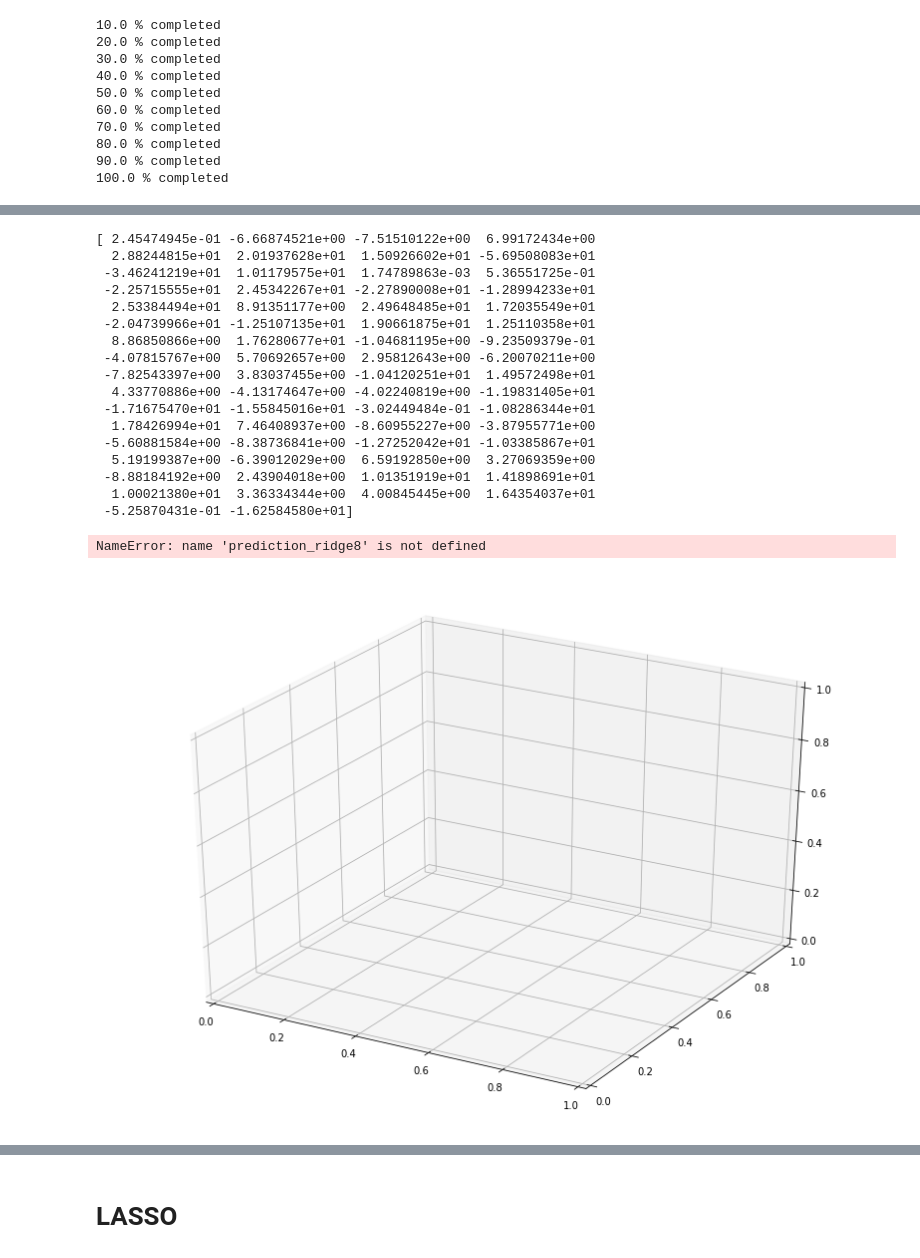
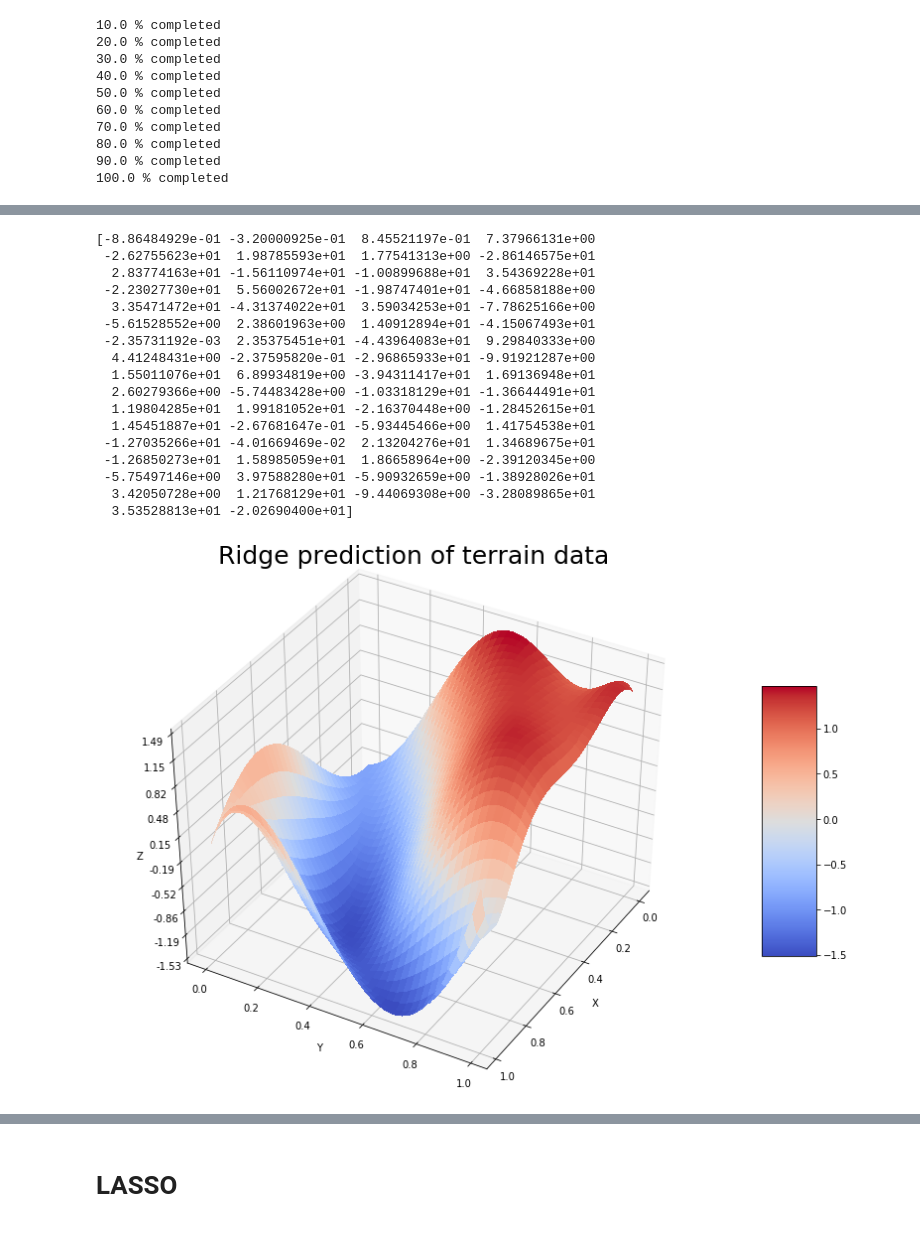
Before and after one commit to VemundST/Project1, a Jupyter notebook: main.ipynb, the cells around one changed output, grey strips where cells are left out. Saved outputs shown, nothing was run; the diff lists cells and outputs as text; code cells hidden in the pictures.

```diff
--- a/main.ipynb
+++ b/main.ipynb
@@ -1335,43 +1319,42 @@ plt.show()
 # %%
 #plotting the predicted surface for polynomial degree 10
 print(beta_ridge['poly10'])
 prediction_ridge10 = pred_ridge['poly10'].reshape((nx,ny))
 
 ########################### Surface Plot #############################
 fig         = plt.figure(figsize=(14,10))
 ax          = fig.gca(projection='3d')
-surf        = ax.plot_surface(x_mesh, y_mesh, prediction_ridge8, cmap=cm.coolwarm, linewidth=0, antialiased=False)
+surf        = ax.plot_surface(x_mesh, y_mesh, prediction_ridge10, cmap=cm.coolwarm, linewidth=0, antialiased=False)
 # Customize the z axis.
 #ax.set_zlim(-0.10, 1.40)
 ax.zaxis.set_major_locator(LinearLocator(10))
 ax.zaxis.set_major_formatter(FormatStrFormatter('%.02f'))
 ax.set_xlabel('X')
 ax.set_ylabel('Y')
 ax.set_zlabel('Z')
 ax.view_init(elev=40., azim=30)
 plt.title('Ridge prediction of terrain data', fontsize=25, y=1.05)# Add a color bar which maps values to colors.
 fig.colorbar(surf, shrink=0.5, aspect=5)
 plt.show()
 # %% [output]
-[ 2.45474945e-01 -6.66874521e+00 -7.51510122e+00  6.99172434e+00
-  2.88244815e+01  2.01937628e+01  1.50926602e+01 -5.69508083e+01
- -3.46241219e+01  1.01179575e+01  1.74789863e-03  5.36551725e-01
- -2.25715555e+01  2.45342267e+01 -2.27890008e+01 -1.28994233e+01
-  2.53384494e+01  8.91351177e+00  2.49648485e+01  1.72035549e+01
- -2.04739966e+01 -1.25107135e+01  1.90661875e+01  1.25110358e+01
-  8.86850866e+00  1.76280677e+01 -1.04681195e+00 -9.23509379e-01
- -4.07815767e+00  5.70692657e+00  2.95812643e+00 -6.20070211e+00
- -7.82543397e+00  3.83037455e+00 -1.04120251e+01  1.49572498e+01
-  4.33770886e+00 -4.13174647e+00 -4.02240819e+00 -1.19831405e+01
- -1.71675470e+01 -1.55845016e+01 -3.02449484e-01 -1.08286344e+01
-  1.78426994e+01  7.46408937e+00 -8.60955227e+00 -3.87955771e+00
- -5.60881584e+00 -8.38736841e+00 -1.27252042e+01 -1.03385867e+01
-  5.19199387e+00 -6.39012029e+00  6.59192850e+00  3.27069359e+00
- -8.88184192e+00  2.43904018e+00  1.01351919e+01  1.41898691e+01
-  1.00021380e+01  3.36334344e+00  4.00845445e+00  1.64354037e+01
- -5.25870431e-01 -1.62584580e+01]
+[-8.86484929e-01 -3.20000925e-01  8.45521197e-01  7.37966131e+00
+ -2.62755623e+01  1.98785593e+01  1.77541313e+00 -2.86146575e+01
+  2.83774163e+01 -1.56110974e+01 -1.00899688e+01  3.54369228e+01
+ -2.23027730e+01  5.56002672e+01 -1.98747401e+01 -4.66858188e+00
+  3.35471472e+01 -4.31374022e+01  3.59034253e+01 -7.78625166e+00
+ -5.61528552e+00  2.38601963e+00  1.40912894e+01 -4.15067493e+01
+ -2.35731192e-03  2.35375451e+01 -4.43964083e+01  9.29840333e+00
+  4.41248431e+00 -2.37595820e-01 -2.96865933e+01 -9.91921287e+00
+  1.55011076e+01  6.89934819e+00 -3.94311417e+01  1.69136948e+01
+  2.60279366e+00 -5.74483428e+00 -1.03318129e+01 -1.36644491e+01
+  1.19804285e+01  1.99181052e+01 -2.16370448e+00 -1.28452615e+01
+  1.45451887e+01 -2.67681647e-01 -5.93445466e+00  1.41754538e+01
+ -1.27035266e+01 -4.01669469e-02  2.13204276e+01  1.34689675e+01
+ -1.26850273e+01  1.58985059e+01  1.86658964e+00 -2.39120345e+00
+ -5.75497146e+00  3.97588280e+01 -5.90932659e+00 -1.38928026e+01
+  3.42050728e+00  1.21768129e+01 -9.44069308e+00 -3.28089865e+01
+  3.53528813e+01 -2.02690400e+01]
-NameError: name 'prediction_ridge8' is not defined
-[figure, old version]
+[figure, new version]
 # %%
 maxpower = 10
 lambdas=np.logspace(-4,2,7)
```
Also changed, not shown: parts of 46 cells of this notebook, 15 other files.
